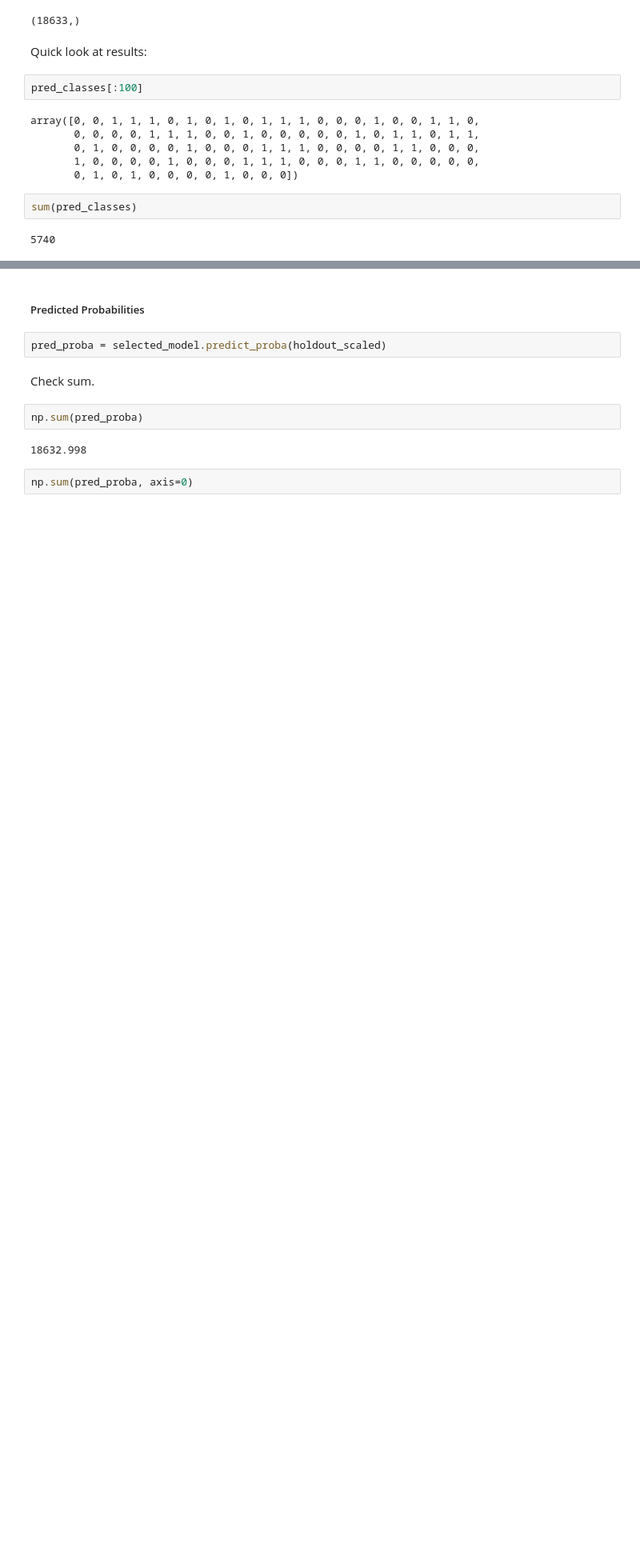
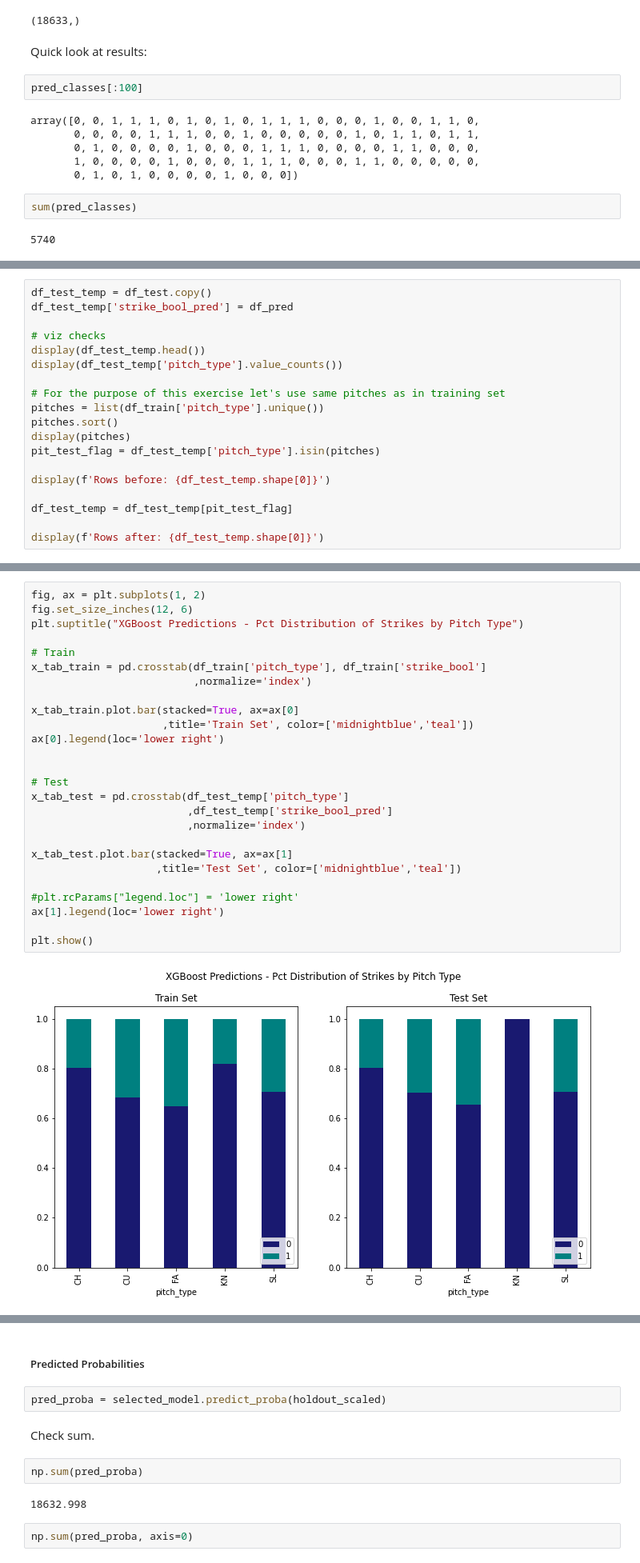
Before and after one commit to werlindo/called-third-strike, a Jupyter notebook: notebooks/07_produce_strike_probabilities.ipynb, the cells around one changed output, grey strips where cells are left out. Shown: that part at 80% size. Drawn from its saved outputs; the diff is of its cells as text; blank space fills up the shorter version.

```diff
--- a/notebooks/07_produce_strike_probabilities.ipynb
+++ b/notebooks/07_produce_strike_probabilities.ipynb
@@ -610,0 +701,19 @@ Fairly close! It could be a _dangerous_ assumption, but based on what we DO know
+# %%
+df_test_temp = df_test.copy()
+df_test_temp['strike_bool_pred'] = df_pred
+
+# viz checks
+display(df_test_temp.head())
+display(df_test_temp['pitch_type'].value_counts())
+
+# For the purpose of this exercise let's use same pitches as in training set
+pitches = list(df_train['pitch_type'].unique())
+pitches.sort()
+display(pitches)
+pit_test_flag = df_test_temp['pitch_type'].isin(pitches)
+
+display(f'Rows before: {df_test_temp.shape[0]}')
+
+df_test_temp = df_test_temp[pit_test_flag]
+
+display(f'Rows after: {df_test_temp.shape[0]}')
@@ -610,0 +741,28 @@ Fairly close! It could be a _dangerous_ assumption, but based on what we DO know
+# %%
+fig, ax = plt.subplots(1, 2)
+fig.set_size_inches(12, 6)
+plt.suptitle("XGBoost Predictions - Pct Distribution of Strikes by Pitch Type")
+
+# Train
+x_tab_train = pd.crosstab(df_train['pitch_type'], df_train['strike_bool']
+                          ,normalize='index')
+
+x_tab_train.plot.bar(stacked=True, ax=ax[0]
+                     ,title='Train Set', color=['midnightblue','teal'])
+ax[0].legend(loc='lower right')
+
+
+# Test
+x_tab_test = pd.crosstab(df_test_temp['pitch_type']
+                         ,df_test_temp['strike_bool_pred']
+                         ,normalize='index')
+
+x_tab_test.plot.bar(stacked=True, ax=ax[1]
+                    ,title='Test Set', color=['midnightblue','teal'])
+
+#plt.rcParams["legend.loc"] = 'lower right'
+ax[1].legend(loc='lower right')
+
+plt.show()
+# %% [output]
+[figure, added]
```
Also changed, not shown: parts of 33 cells of this notebook, 1 other file.
